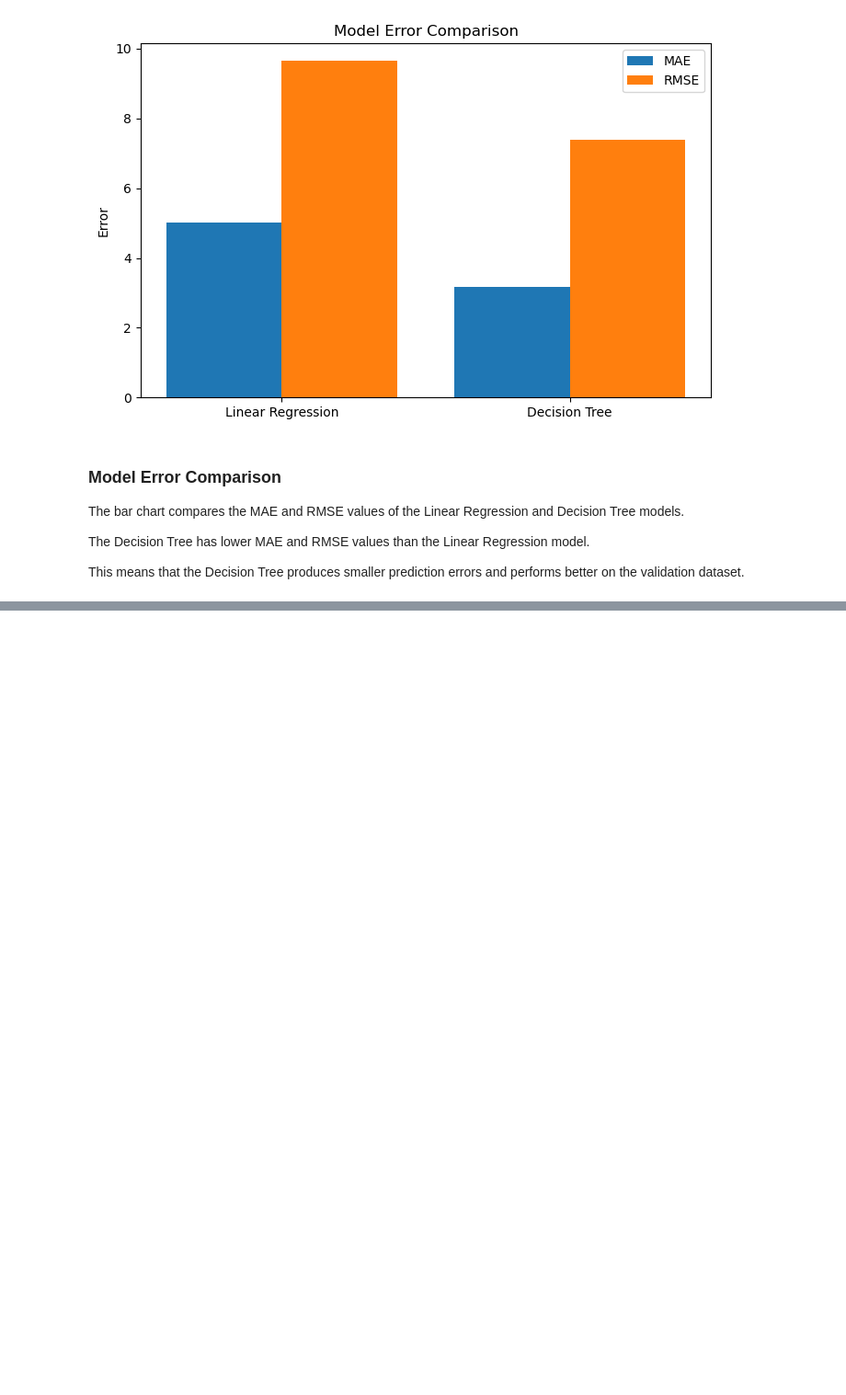
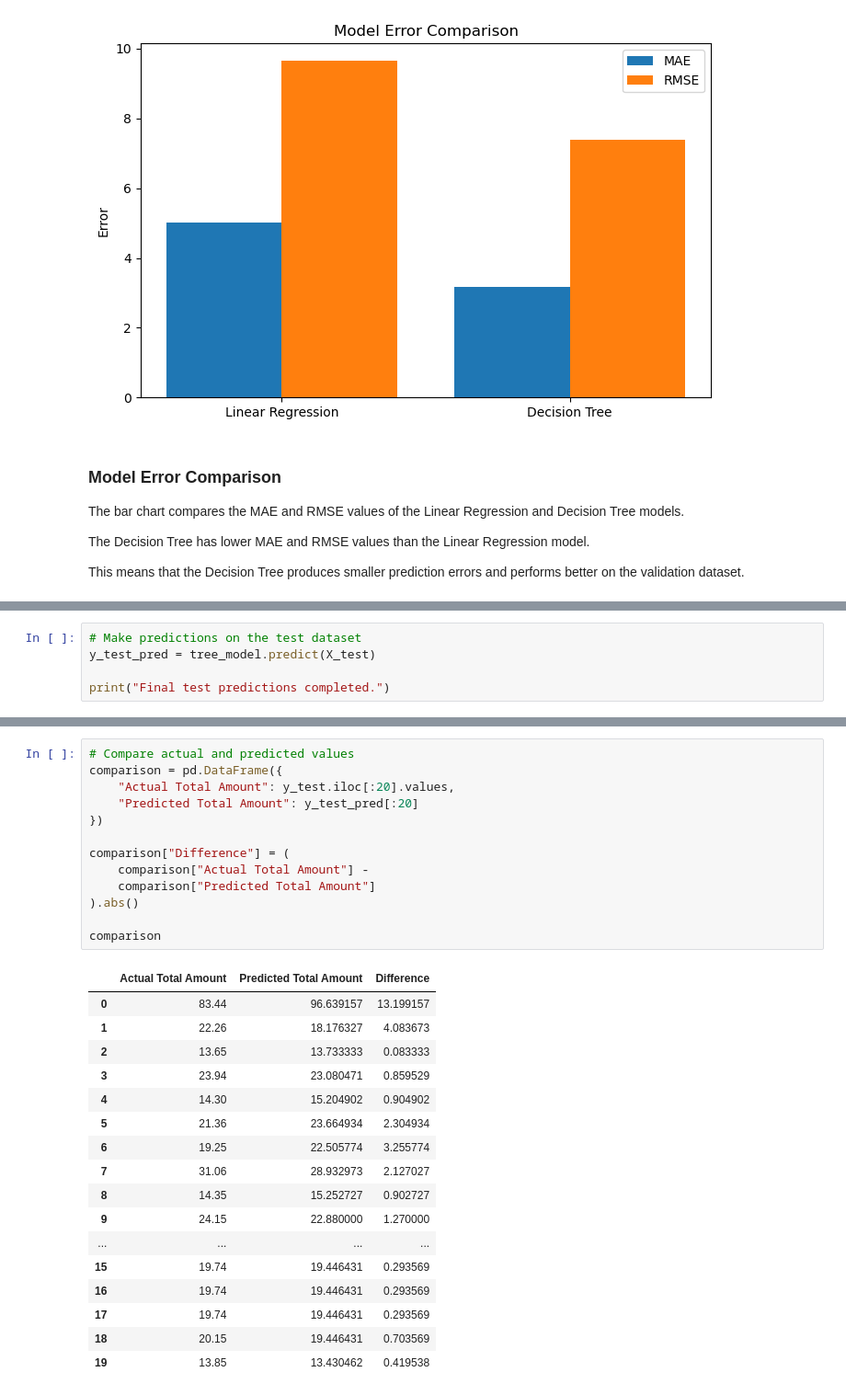
Before and after one commit to yuanzhumia0/CA1-2026025-Machine-Learning-for-Business, a Jupyter notebook: yuanzhu CA1.ipynb, the cells around one changed output, grey strips where cells are left out. Shown at 92% size. Saved outputs shown, nothing was run; the diff lists cells and outputs as text; blank space fills up the shorter version.

```diff
--- a/yuanzhu CA1.ipynb
+++ b/yuanzhu CA1.ipynb
@@ -1882,0 +1915,5 @@ This means that the Decision Tree produces smaller prediction errors and perform
+# %%
+# Make predictions on the test dataset
+y_test_pred = tree_model.predict(X_test)
+
+print("Final test predictions completed.")
@@ -1882,0 +1970,31 @@ This means that the Decision Tree produces smaller prediction errors and perform
+# %%
+# Compare actual and predicted values
+comparison = pd.DataFrame({
+    "Actual Total Amount": y_test.iloc[:20].values,
+    "Predicted Total Amount": y_test_pred[:20]
+})
+
+comparison["Difference"] = (
+    comparison["Actual Total Amount"] -
+    comparison["Predicted Total Amount"]
+).abs()
+
+comparison
+# %% [output]
+|  | Actual Total Amount | Predicted Total Amount | Difference |
+| 0 | 83.44 | 96.639157 | 13.199157 |
+| 1 | 22.26 | 18.176327 | 4.083673 |
+| 2 | 13.65 | 13.733333 | 0.083333 |
+| 3 | 23.94 | 23.080471 | 0.859529 |
+| 4 | 14.30 | 15.204902 | 0.904902 |
+| 5 | 21.36 | 23.664934 | 2.304934 |
+| 6 | 19.25 | 22.505774 | 3.255774 |
+| 7 | 31.06 | 28.932973 | 2.127027 |
+| 8 | 14.35 | 15.252727 | 0.902727 |
+| 9 | 24.15 | 22.880000 | 1.270000 |
+| ... | ... | ... | ... |
+| 15 | 19.74 | 19.446431 | 0.293569 |
+| 16 | 19.74 | 19.446431 | 0.293569 |
+| 17 | 19.74 | 19.446431 | 0.293569 |
+| 18 | 20.15 | 19.446431 | 0.703569 |
+| 19 | 13.85 | 13.430462 | 0.419538 |
```
Also changed, not shown: parts of 8 cells of this notebook.
